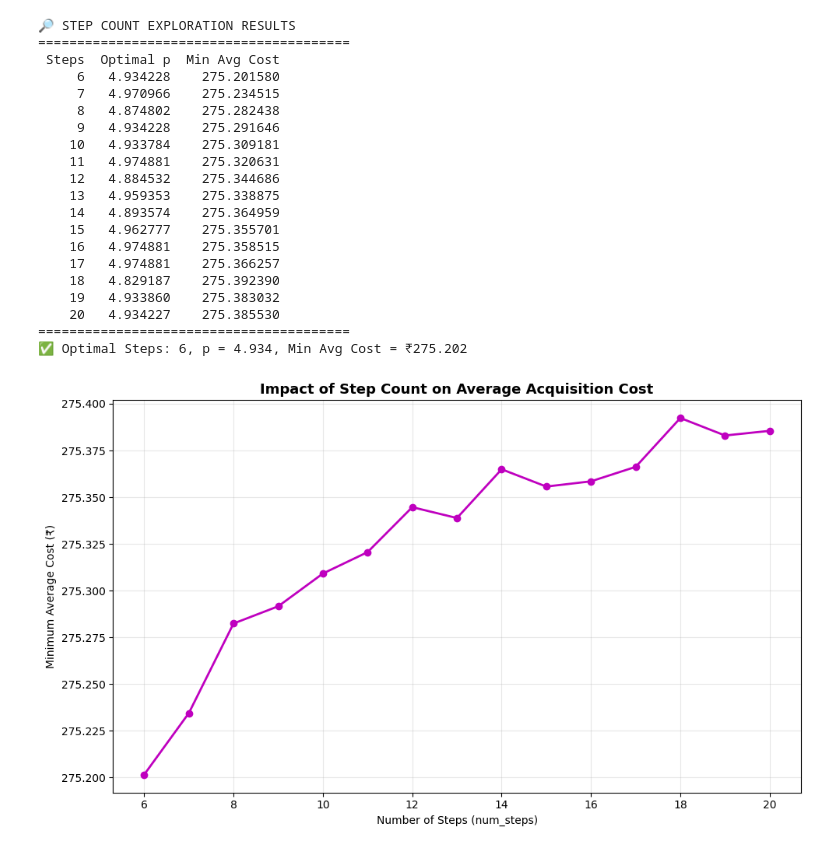
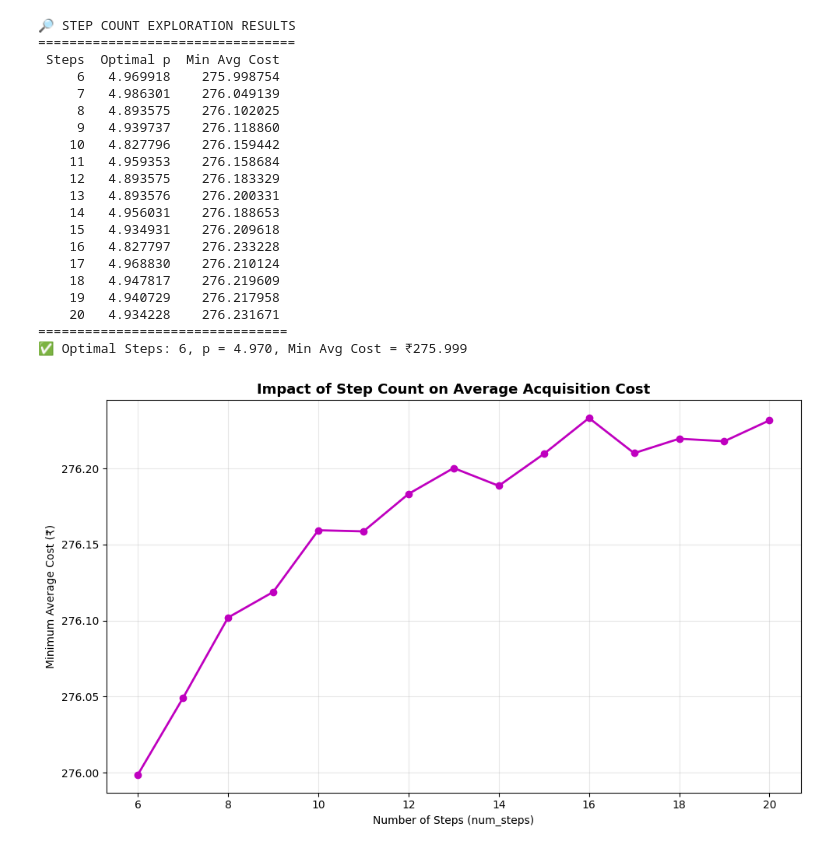
Before and after one commit to techraiders/DeepLearningProjects, a Jupyter notebook: investment-manager/cost-analyzer/one-over-p-averaging.ipynb, the cells around one changed output. Saved outputs shown, nothing was run; the diff lists cells and outputs as text; code cells hidden in the pictures.

```diff
--- a/investment-manager/cost-analyzer/one-over-p-averaging.ipynb
+++ b/investment-manager/cost-analyzer/one-over-p-averaging.ipynb
@@ -20,9 +20,9 @@ TOTAL_INVESTMENT_BUDGET = 500000  # total budget (includes old holdings)
 CURRENTLY_HOLDING_QUANTITY = 0  # set > 0 to enable blended optimization
 CURRENT_AVG_COST = 0
 
-INITIAL_PRICE = 286.14
+INITIAL_PRICE = 288.22
 FINAL_PRICE = 266.40
-TARGET_SELL_PRICE = 286.14
+TARGET_SELL_PRICE = 294.97
 # %%
 # =====================================================
 # 1️⃣ COMPUTATION MODULE
@@ -44,6 +44,7 @@ def simulate_dca(prices, total_investment, p):
         {
             "Step": np.arange(1, len(prices) + 1),
             "Price (₹)": np.round(prices, 2),
+            "Discount %": np.round(((INITIAL_PRICE - prices) / INITIAL_PRICE) * 100, 2),
             "Investment (₹)": np.round(investments, 2),
             "Quantity": quantities,
             "Actual Invested (₹)": np.round(actual_investments, 2),
@@ -158,9 +159,9 @@ def plot_and_report(
 
     # === Reporting ===
     print("\n💹 OPTIMIZED RUPEE-COST-AVERAGING STRATEGY")
-    print("=" * 90)
+    print("=" * 127)
     print(df.to_string(index=False))
-    print("=" * 90)
+    print("=" * 127)
 
     if current_qty > 0:
         print(f"Existing Holdings: {current_qty} @ ₹{current_avg_cost:.2f}")
@@ -179,20 +180,20 @@ def plot_and_report(
     print(f"Final Price: ₹{final_price:.2f}")
     print(f"Final Portfolio Value: ₹{final_value:,.2f}")
     print(f"P&L at Final Price: ₹{profit_loss:,.2f} ({profit_loss_pct:+.2f}%)")
-    print("=" * 90)
+    print("=" * 60)
 
     # === Target Simulation ===
     target_portfolio_value = total_qty * target_sell_price
     target_profit_loss = target_portfolio_value - total_spent
     target_profit_loss_pct = (target_profit_loss / total_spent) * 100
     print("\n🎯 TARGET SELL SIMULATION")
-    print("=" * 90)
+    print("=" * 60)
     print(f"Target Sell Price: ₹{target_sell_price:.2f}")
     print(f"Portfolio Value at Target: ₹{target_portfolio_value:,.2f}")
     print(
         f"Expected Profit/Loss: ₹{target_profit_loss:,.2f} ({target_profit_loss_pct:+.2f}%)"
     )
-    print("=" * 90)
+    print("=" * 60)
 
     # === Plot ===
     plt.figure(figsize=(12, 7))
@@ -240,9 +241,9 @@ def main():
 
     # === Show tabular summary ===
     print("\n🔎 STEP COUNT EXPLORATION RESULTS")
-    print("=" * 40)
+    print("=" * 33)
     print(df_summary.to_string(index=False))
-    print("=" * 40)
+    print("=" * 32)
     print(
         f"✅ Optimal Steps: {int(best_cfg['Steps'])}, p = {best_cfg['Optimal p']:.3f}, "
         f"Min Avg Cost = ₹{best_cfg['Min Avg Cost']:.3f}"
@@ -263,50 +264,50 @@ def main():
     # === Final Simulation with best configuration ===
     prices = np.geomspace(INITIAL_PRICE, FINAL_PRICE, int(best_cfg["Steps"]))
     opt_p = best_cfg["Optimal p"]
     df, total_qty_new, total_spent_new, min_avg_cost = simulate_dca(
         prices, remaining_investment, opt_p
     )
 
     # === Reporting & Plotting ===
     plot_and_report(
         df,
         prices,
         total_qty_new,
         total_spent_new,
         FINAL_PRICE,
         opt_p,
         min_avg_cost,
         TARGET_SELL_PRICE,
         CURRENTLY_HOLDING_QUANTITY,
         CURRENT_AVG_COST,
     )
 
 
 # =====================================================
 # ENTRY POINT
 # =====================================================
 if __name__ == "__main__":
     main()
 # %% [output]
 🔎 STEP COUNT EXPLORATION RESULTS
-========================================
+=================================
  Steps  Optimal p  Min Avg Cost
-     6   4.934228    275.201580
-     7   4.970966    275.234515
-     8   4.874802    275.282438
-     9   4.934228    275.291646
-    10   4.933784    275.309181
-    11   4.974881    275.320631
-    12   4.884532    275.344686
-    13   4.959353    275.338875
-    14   4.893574    275.364959
-    15   4.962777    275.355701
-    16   4.974881    275.358515
-    17   4.974881    275.366257
-    18   4.829187    275.392390
-    19   4.933860    275.383032
-    20   4.934227    275.385530
-========================================
-✅ Optimal Steps: 6, p = 4.934, Min Avg Cost = ₹275.202
+     6   4.969918    275.998754
+     7   4.986301    276.049139
+     8   4.893575    276.102025
+     9   4.939737    276.118860
+    10   4.827796    276.159442
+    11   4.959353    276.158684
+    12   4.893575    276.183329
+    13   4.893576    276.200331
+    14   4.956031    276.188653
+    15   4.934931    276.209618
+    16   4.827797    276.233228
+    17   4.968830    276.210124
+    18   4.947817    276.219609
+    19   4.940729    276.217958
+    20   4.934228    276.231671
+================================
+✅ Optimal Steps: 6, p = 4.970, Min Avg Cost = ₹275.999
-[figure, old version]
+[figure, new version]
 💹 OPTIMIZED RUPEE-COST-AVERAGING STRATEGY
```
Also changed, not shown: parts of 1 cell of this notebook, 1 other file.
